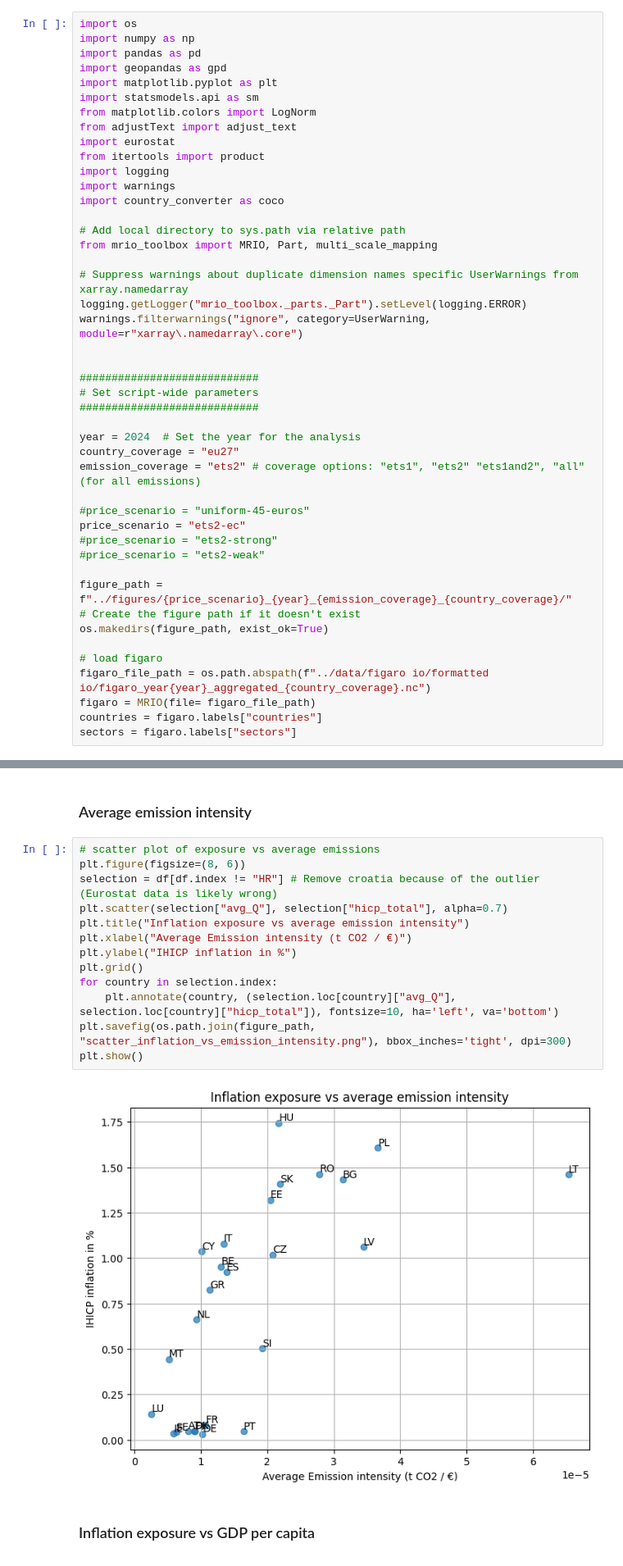
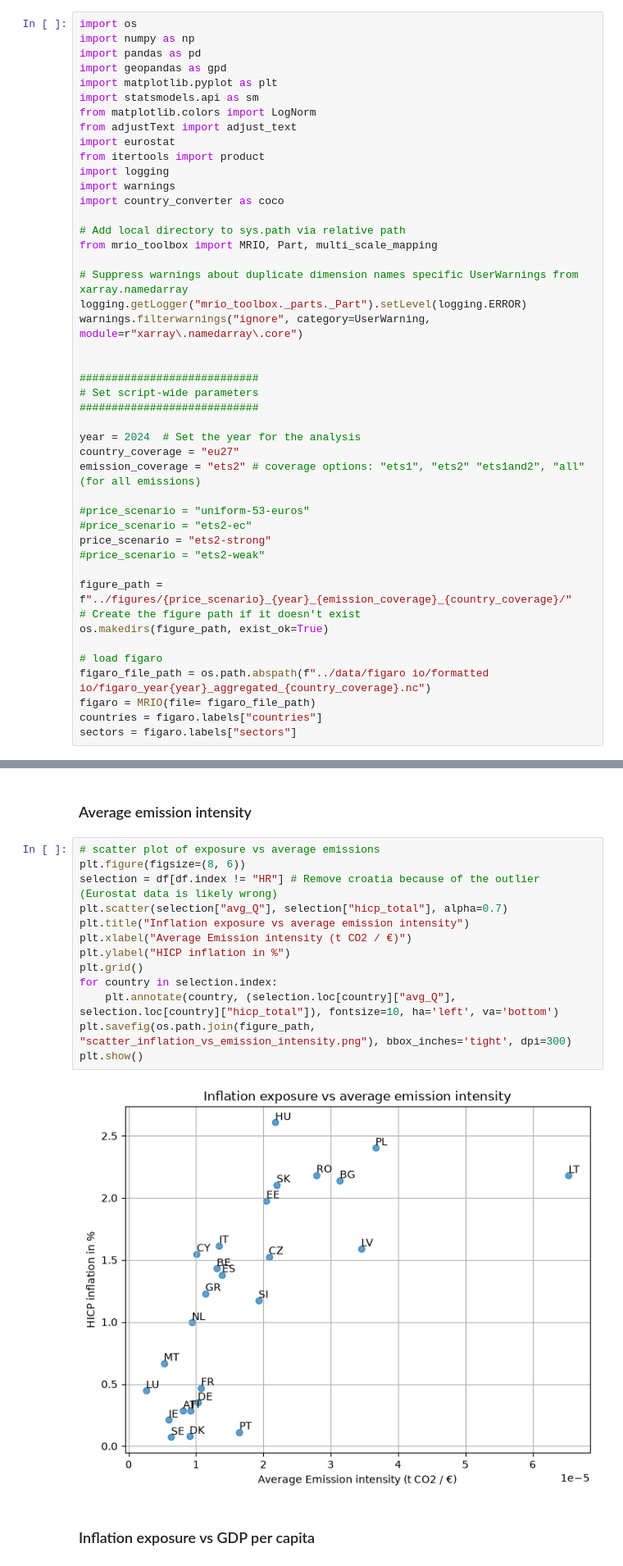
Before and after one commit to wirth-florian/eu-ets-inflation-impact, a Jupyter notebook: code/carbonflation_modelling.ipynb, the cells around one changed output, grey strips where cells are left out. Shown at 82% size. Saved outputs shown, nothing was run; the diff lists cells and outputs as text.

Commit message:
Fixing typos in figures

```diff
--- a/code/carbonflation_modelling.ipynb
+++ b/code/carbonflation_modelling.ipynb
@@ -38,9 +38,9 @@ year = 2024  # Set the year for the analysis
 country_coverage = "eu27"
 emission_coverage = "ets2" # coverage options: "ets1", "ets2" "ets1and2", "all" (for all emissions)
 
-#price_scenario = "uniform-45-euros"
-price_scenario = "ets2-ec"
-#price_scenario = "ets2-strong"
+#price_scenario = "uniform-53-euros"
+#price_scenario = "ets2-ec"
+price_scenario = "ets2-strong"
 #price_scenario = "ets2-weak"
 
 figure_path = f"../figures/{price_scenario}_{year}_{emission_coverage}_{country_coverage}/"
@@ -891,18 +891,18 @@ plt.show()
 # %%
 # scatter plot of exposure vs average emissions
 plt.figure(figsize=(8, 6))
 selection = df[df.index != "HR"] # Remove croatia because of the outlier (Eurostat data is likely wrong)
 plt.scatter(selection["avg_Q"], selection["hicp_total"], alpha=0.7)
 plt.title("Inflation exposure vs average emission intensity")
 plt.xlabel("Average Emission intensity (t CO2 / €)")
-plt.ylabel("IHICP inflation in %")
+plt.ylabel("HICP inflation in %")
 plt.grid()
 for country in selection.index:
     plt.annotate(country, (selection.loc[country]["avg_Q"], selection.loc[country]["hicp_total"]), fontsize=10, ha='left', va='bottom')
 plt.savefig(os.path.join(figure_path, "scatter_inflation_vs_emission_intensity.png"), bbox_inches='tight', dpi=300)
 plt.show()
 # %% [output]
-[figure, old version]
+[figure, new version]
 # %% [markdown]
 ### Inflation exposure vs GDP per capita
 # %%
```
Also changed, not shown: parts of 19 cells of this notebook, 49 other files.
